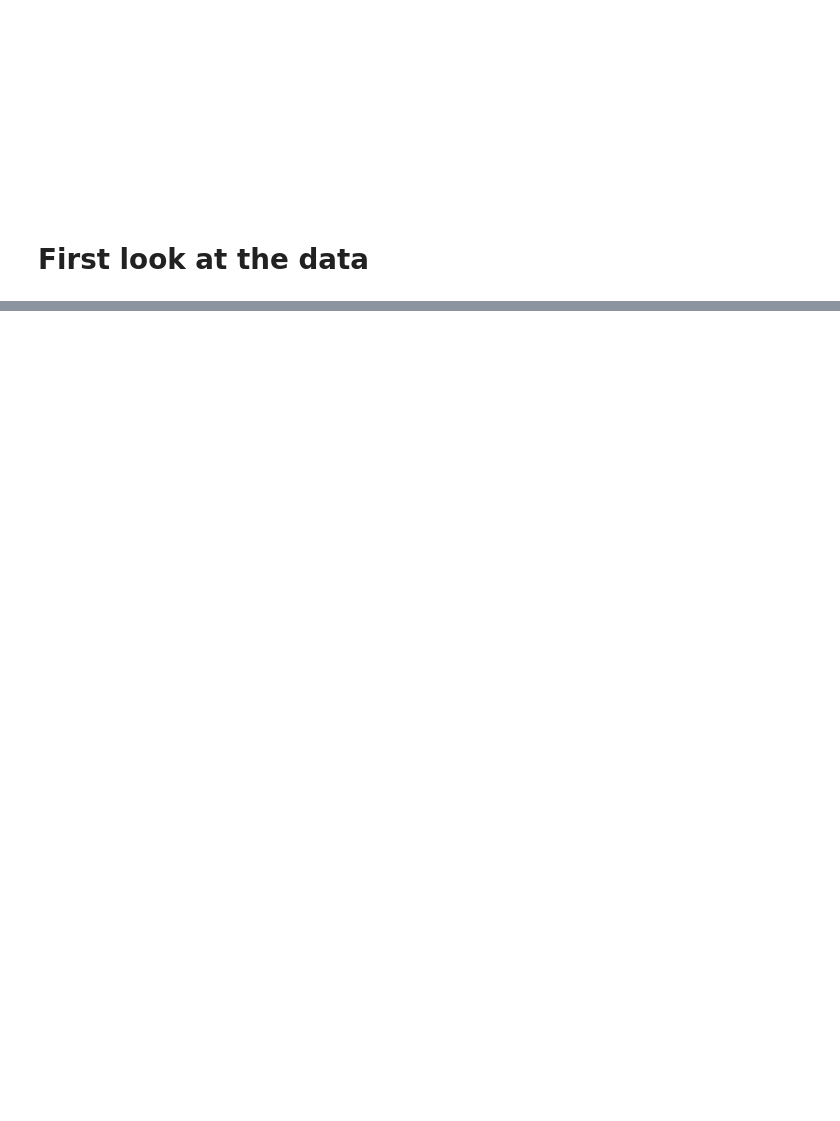
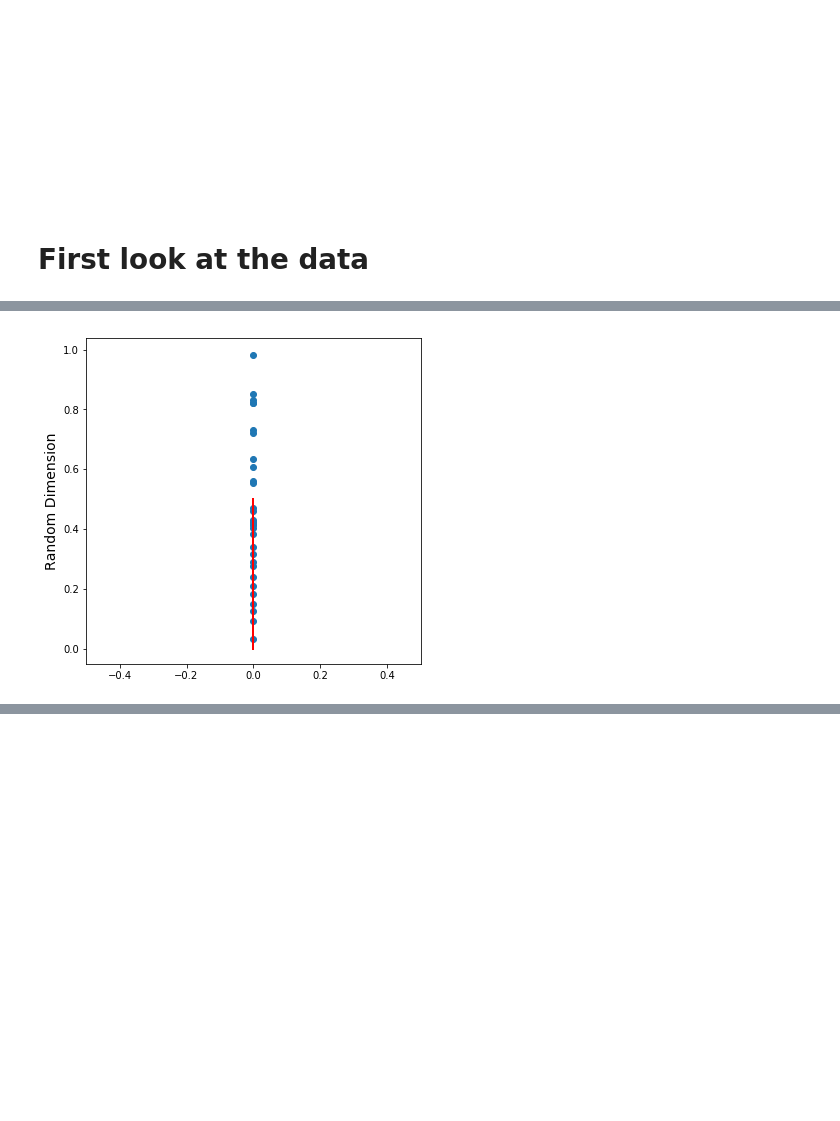
Before and after one commit to Joao-M-Almeida/ML-Tutorial, a Jupyter notebook: Tutorial Notebook Development.ipynb, the cells around one changed output, grey strips where cells are left out. Saved outputs shown, nothing was run; the diff lists cells and outputs as text; code cells hidden in the pictures; blank space fills up the shorter version.

```diff
--- a/Tutorial Notebook Development.ipynb
+++ b/Tutorial Notebook Development.ipynb
@@ -558,0 +814,4 @@ whisky_data
+# %%
+Utils.plot_1d_random_data(0.5, 30)
+# %% [output]
+[figure, added]
```
Also changed, not shown: parts of 56 cells of this notebook, 3 other files.
